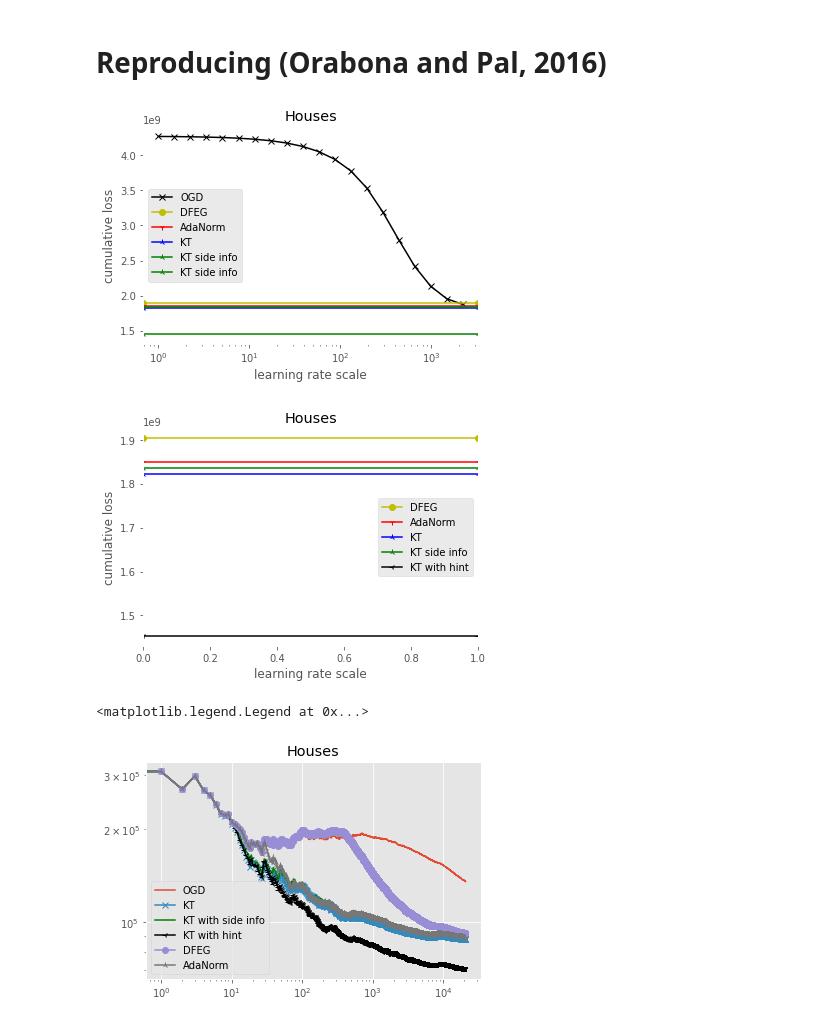
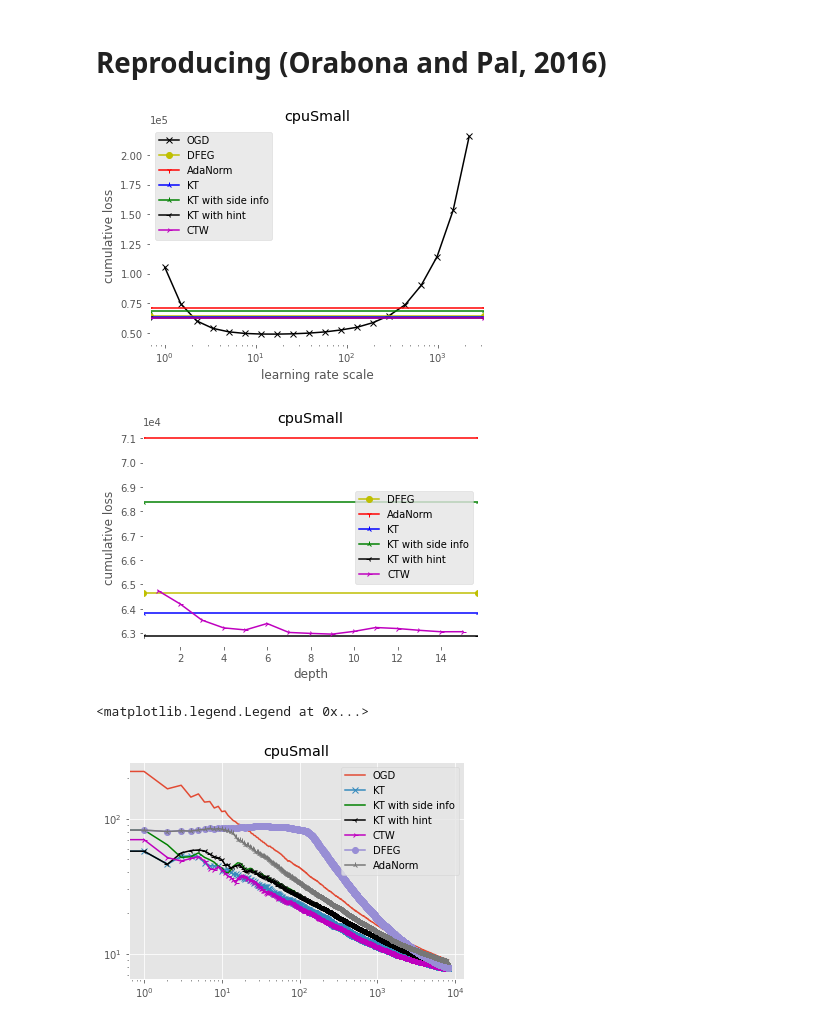
Before and after one commit to jongharyu/olo-with-side-information, a Jupyter notebook: notebooks/linear_regression.ipynb, the cells around one changed output. Cells and saved outputs as stored; diff of their text form; code cells hidden in the pictures.

```diff
--- a/notebooks/linear_regression.ipynb
+++ b/notebooks/linear_regression.ipynb
@@ -16,7 +17,7 @@ The autoreload extension is already loaded. To reload it, use:
 # %% [markdown]
 # Reproducing (Orabona and Pal, 2016)
 # %%
-data = datasets.Houses(root='../', standardize=False, normalize=True)  # default preprocessing used in (Orabona and Pal, 2016)
+data = datasets.CpuSmall(root='../', standardize=False, normalize=True)  # default preprocessing used in (Orabona and Pal, 2016)
 perm = np.random.permutation(data.X.shape[0])
 X, y = data.X[perm], data.y[perm]
 # %%
@@ -31,5 +32,9 @@ coin = CoinBetting(init_wealth=100).fit(X, y)
 # %%
 quantizer_vector = np.zeros(data.X.shape[1])
 quantizer_vector[0] = 1
-coin_side_information = CoinBettingWithQuantizedSideInformation(
+
+coin_side_information = CoinBettingWithFixedDepthSideInformation(
     init_wealth=100, quantizer_vector=quantizer_vector, depth=1).fit(X, y)
+
+coin_hint = CoinBettingWithQuantizedHint(
+    init_wealth=100, quantizer_vector=quantizer_vector).fit(X, y)
@@ -45,6 +53,7 @@ plt.axhline(adanorm.cumulative_loss, color='r', marker='1', label='AdaNorm')
 plt.axhline(coin.cumulative_loss, color='b', marker='2', label='KT')
 plt.axhline(coin_side_information.cumulative_loss, color='g', marker='2', label='KT with side info')
 plt.axhline(coin_hint.cumulative_loss, color='k', marker='3', label='KT with hint')
+plt.axhline(ctws[5].cumulative_loss, color='m', marker='4', label='CTW')
 plt.xlabel('learning rate scale')
 plt.ylabel('cumulative loss')
 plt.legend()
@@ -52,34 +61,36 @@ plt.gca().patch.set_facecolor('white')
 plt.title(data.name)
 plt.ticklabel_format(axis='y', style='sci', scilimits=(0,0))
 # %% [output]
-[figure, old version]
+[figure, new version]
 # %%
 plt.axhline(dfeg.cumulative_loss, color='y', marker='o', label='DFEG')
 plt.axhline(adanorm.cumulative_loss, color='r', marker='1', label='AdaNorm')
 plt.axhline(coin.cumulative_loss, color='b', marker='2', label='KT')
 plt.axhline(coin_side_information.cumulative_loss, color='g', marker='2', label='KT with side info')
 plt.axhline(coin_hint.cumulative_loss, color='k', marker='3', label='KT with hint')
-plt.xlabel('learning rate scale')
+plt.plot(max_depths, [ctws[max_depth].cumulative_loss for max_depth in max_depths], color='m', marker='4', label='CTW')
+plt.xlabel('depth')
 plt.ylabel('cumulative loss')
 plt.legend()
 plt.gca().patch.set_facecolor('white')
 plt.title(data.name)
 plt.ticklabel_format(axis='y', style='sci', scilimits=(0,0))
 # %% [output]
-[figure, old version]
+[figure, new version]
 # %%
 T = data.X.shape[0]
 ts = np.arange(1, T+1)
 plt.plot(ogds[lr_scales[15]].losses.cumsum() / ts, label='OGD')
 plt.plot(coin.losses.cumsum() / ts, 'x-', label='KT')
 plt.plot(coin_side_information.losses.cumsum() / ts, 'g-', label='KT with side info')
 plt.plot(coin_hint.losses.cumsum() / ts, color='k', marker='3', label='KT with hint')
+plt.plot(ctw.losses.cumsum() / ts, color='m', marker='4', label='CTW')
 plt.plot(dfeg.losses.cumsum() / ts, 'o-', label='DFEG')
 plt.plot(adanorm.losses.cumsum() / ts, '2-', label='AdaNorm')
 plt.title(data.name)
 plt.xscale('log')
 plt.yscale('log')
 plt.legend()
 # %% [output]
 <matplotlib.legend.Legend at 0x...>
-[figure, old version]
+[figure, new version]
```
Also changed, not shown: parts of 3 cells of this notebook, 2 other files.
